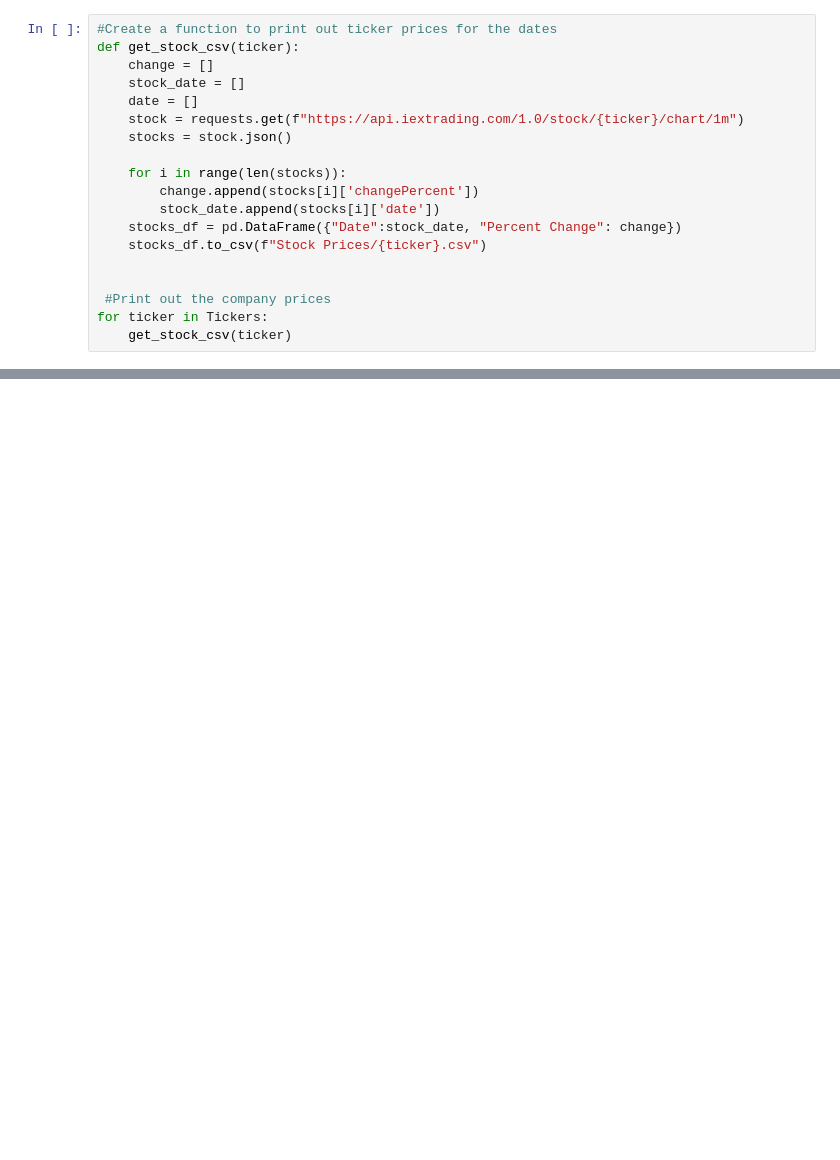
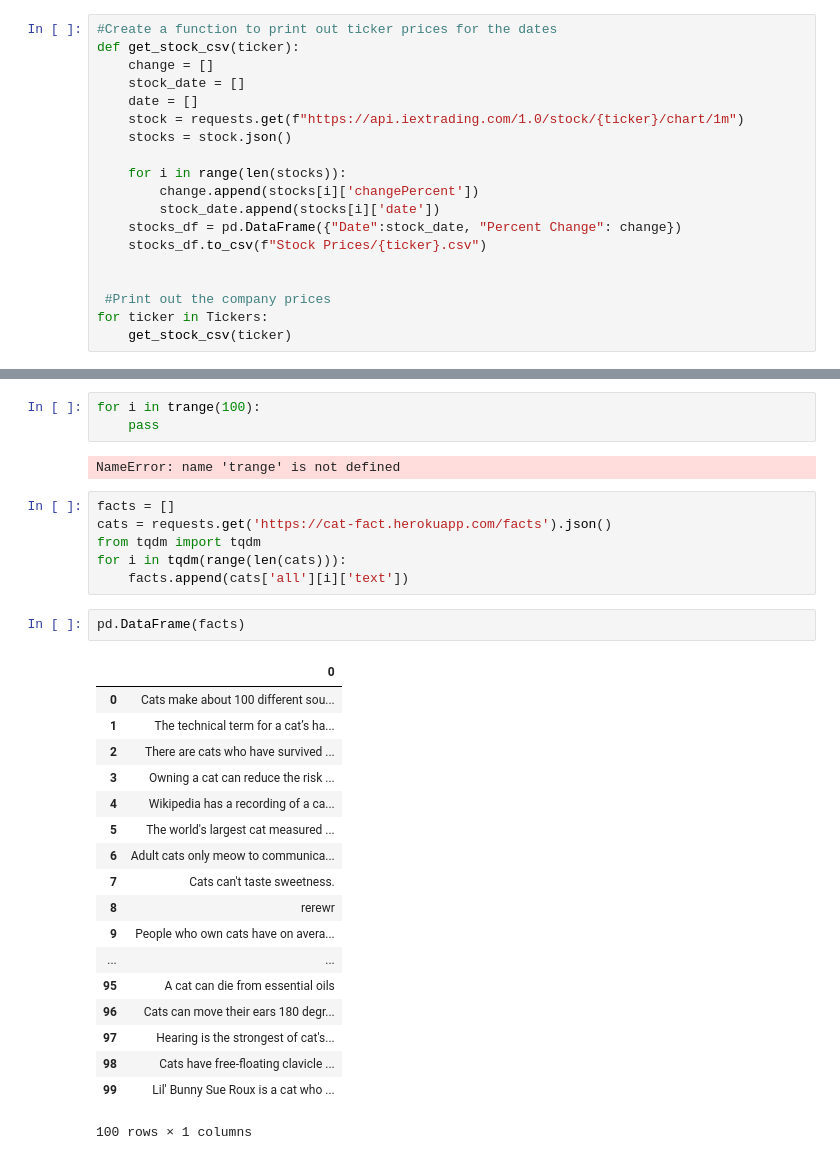
Before and after one commit to luwoldy/group_5_tbc, a Jupyter notebook: DataCollection.ipynb, the cells around one changed output, grey strips where cells are left out. Drawn from its saved outputs; the diff is of its cells as text; blank space fills up the shorter version.

```diff
--- a/DataCollection.ipynb
+++ b/DataCollection.ipynb
@@ -103,0 +132,32 @@ for ticker in Tickers:
+# %%
+for i in trange(100):
+    pass
+# %% [output]
+NameError: name 'trange' is not defined
+# %%
+facts = []
+cats = requests.get('https://cat-fact.herokuapp.com/facts').json()
+from tqdm import tqdm
+for i in tqdm(range(len(cats))):
+    facts.append(cats['all'][i]['text'])
+# %%
+pd.DataFrame(facts)
+# %% [output]
+|  | 0 |
+| 0 | Cats make about 100 different sou... |
+| 1 | The technical term for a cat’s ha... |
+| 2 | There are cats who have survived ... |
+| 3 | Owning a cat can reduce the risk ... |
+| 4 | Wikipedia has a recording of a ca... |
+| 5 | The world's largest cat measured ... |
+| 6 | Adult cats only meow to communica... |
+| 7 | Cats can't taste sweetness. |
+| 8 | rerewr |
+| 9 | People who own cats have on avera... |
+| ... | ... |
+| 95 | A cat can die from essential oils |
+| 96 | Cats can move their ears 180 degr... |
+| 97 | Hearing is the strongest of cat's... |
+| 98 | Cats have free-floating clavicle ... |
+| 99 | Lil' Bunny Sue Roux is a cat who ... |
+100 rows × 1 columns
```
Also changed, not shown: parts of 7 cells of this notebook, 3 other files.
